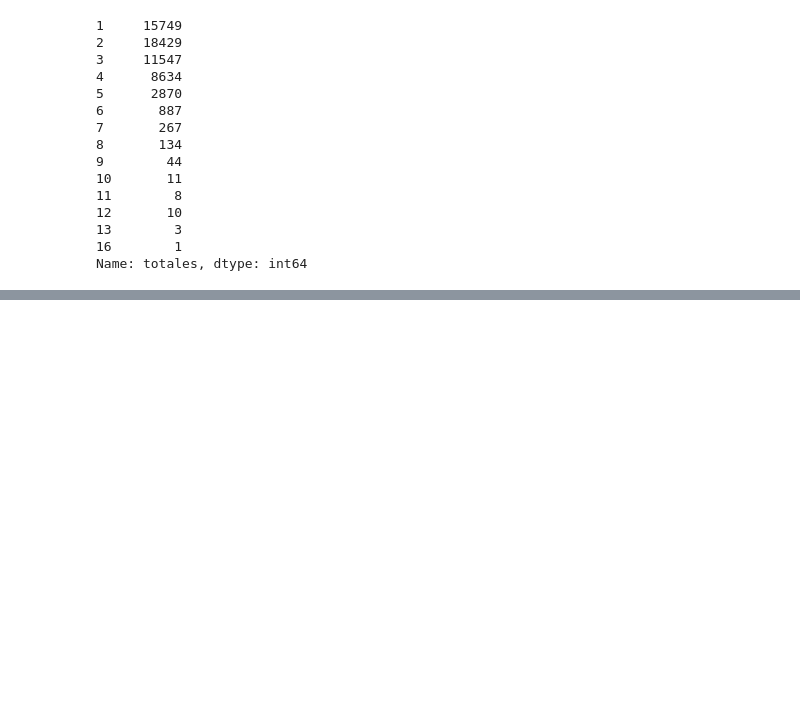
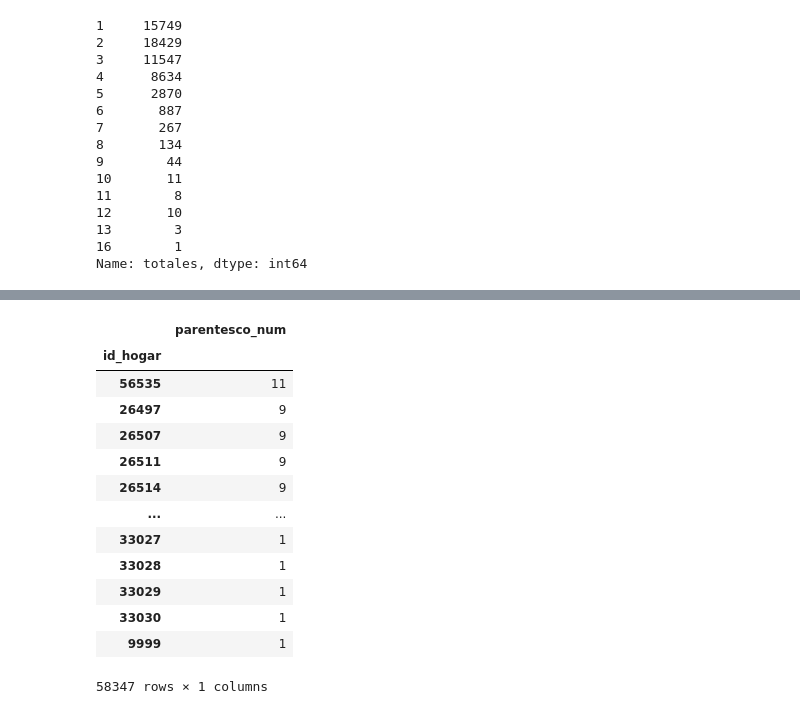
Before and after one commit to anicolon/coder_proyecto, a Jupyter notebook: hyp_2020/hyp_2020.ipynb, the cells around one changed output, grey strips where cells are left out. Saved outputs shown, nothing was run; the diff lists cells and outputs as text; code cells hidden in the pictures; blank space fills up the shorter version.

```diff
--- a/hyp_2020/hyp_2020.ipynb
+++ b/hyp_2020/hyp_2020.ipynb
@@ -194,0 +224,17 @@ Name: totales, dtype: int64
+# %%
+df[['id_hogar', 'parentesco_num']].groupby(by='id_hogar').count().sort_values(by='parentesco_num', ascending=False)
+# %% [output]
+|  | parentesco_num |
+| id_hogar |  |
+| 56535 | 11 |
+| 26497 | 9 |
+| 26507 | 9 |
+| 26511 | 9 |
+| 26514 | 9 |
+| ... | ... |
+| 33027 | 1 |
+| 33028 | 1 |
+| 33029 | 1 |
+| 33030 | 1 |
+| 9999 | 1 |
+58347 rows × 1 columns
```
Also changed, not shown: parts of 12 cells of this notebook, 1 other file.
